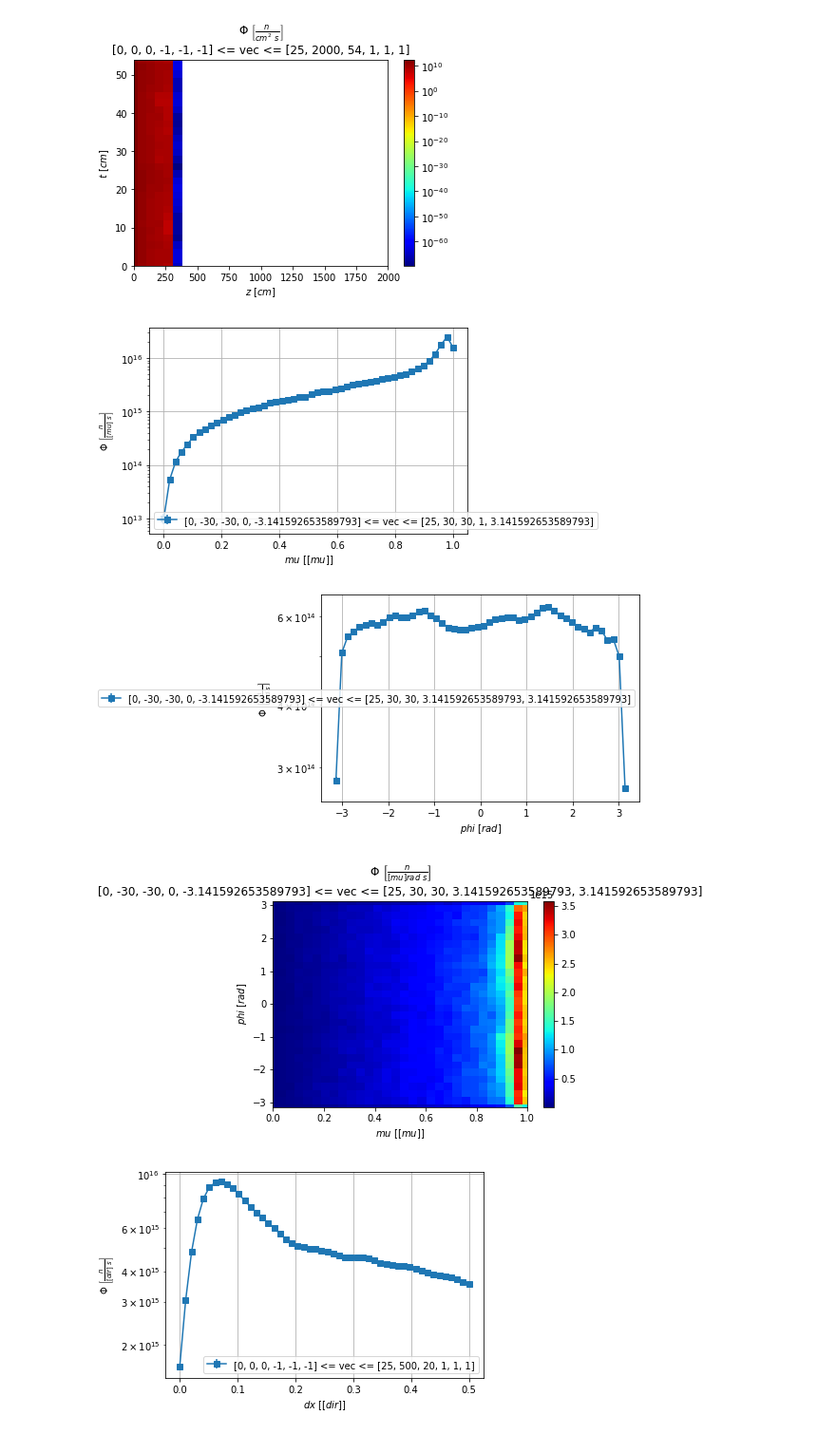
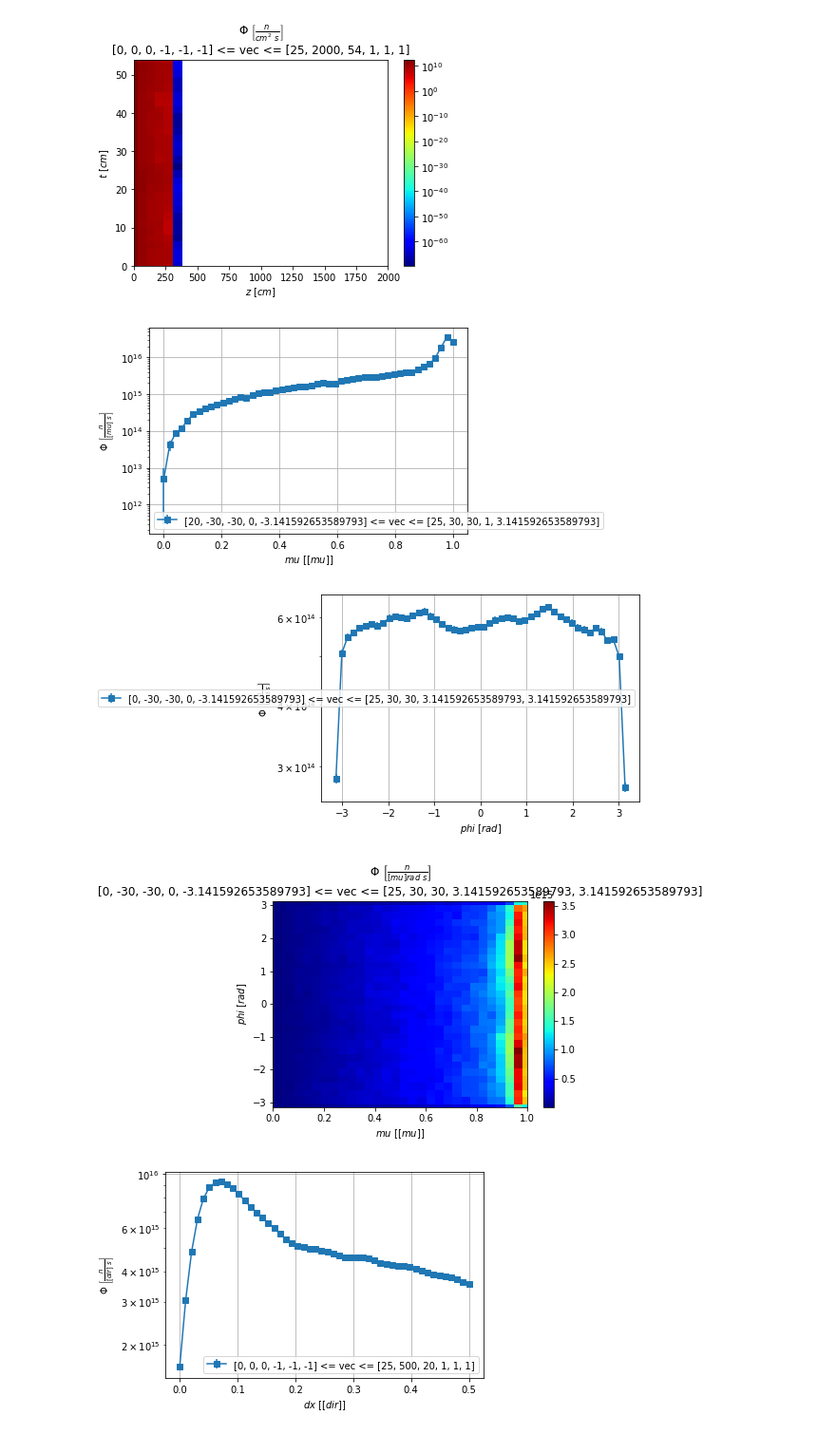
Before and after one commit to KDSource/KDSource, a Jupyter notebook: Auxiliares/plot.ipynb, the cells around one changed output. Shown: that part at 95% size. Saved outputs shown, nothing was run; the diff lists cells and outputs as text; code cells hidden in the pictures.

```diff
--- a/Auxiliares/plot.ipynb
+++ b/Auxiliares/plot.ipynb
@@ -18,9 +18,5 @@ trasl = [118.5497276, -102.897199, 5.0] # None #
 rot = [0.0, 0.0, -158*np.pi/180.0] # None #
 x2z = True
 
-set_params = True
+set_params = False
 plist = ks.PList(ks.PTRAC_read, tracks, trasl=trasl, rot=rot, switch_x2z=x2z, set_params=set_params)
-if set_params:
-    print("N =", plist.N)
-    print("I =", plist.I)
-    print("err =", np.sqrt(plist.p2))
@@ -99,26 +89,26 @@ plt.show(block=True)
 # %%
 # Graficos polares
 
-vec0 = [0, -30,-30, 0,-np.pi]
+vec0 = [20, -30,-30, 0,-np.pi]
 vec1 = [25, 30,30, 1,np.pi]
 mm = np.linspace(0,1,50)
 fig,scores = s.plot_integr(mm, 3, vec0, vec1)
 plt.show()
 
 vec0 = [0, -30,-30, 0,-np.pi]
 vec1 = [25, 30,30, np.pi,np.pi]
 pp = np.linspace(-np.pi,np.pi,50)
 fig,scores = s.plot_integr(pp, 4, vec0, vec1)
 plt.show()
 
 vec0 = [0, -30,-30, 0,-np.pi]
 vec1 = [25, 30,30, np.pi,np.pi]
 mm = np.linspace(0,1,30)
 pp = np.linspace(-np.pi,np.pi,30)
 fig,[scores,errs] = s.plot2D_integr([mm,pp], ["mu","phi"], vec0, vec1)
 plt.show()
 # %% [output]
-[figure, old version]
+[figure, new version]
 [figure]
 [figure]
 # %%
```
Also changed, not shown: parts of 1 cell of this notebook, 4 other files.
